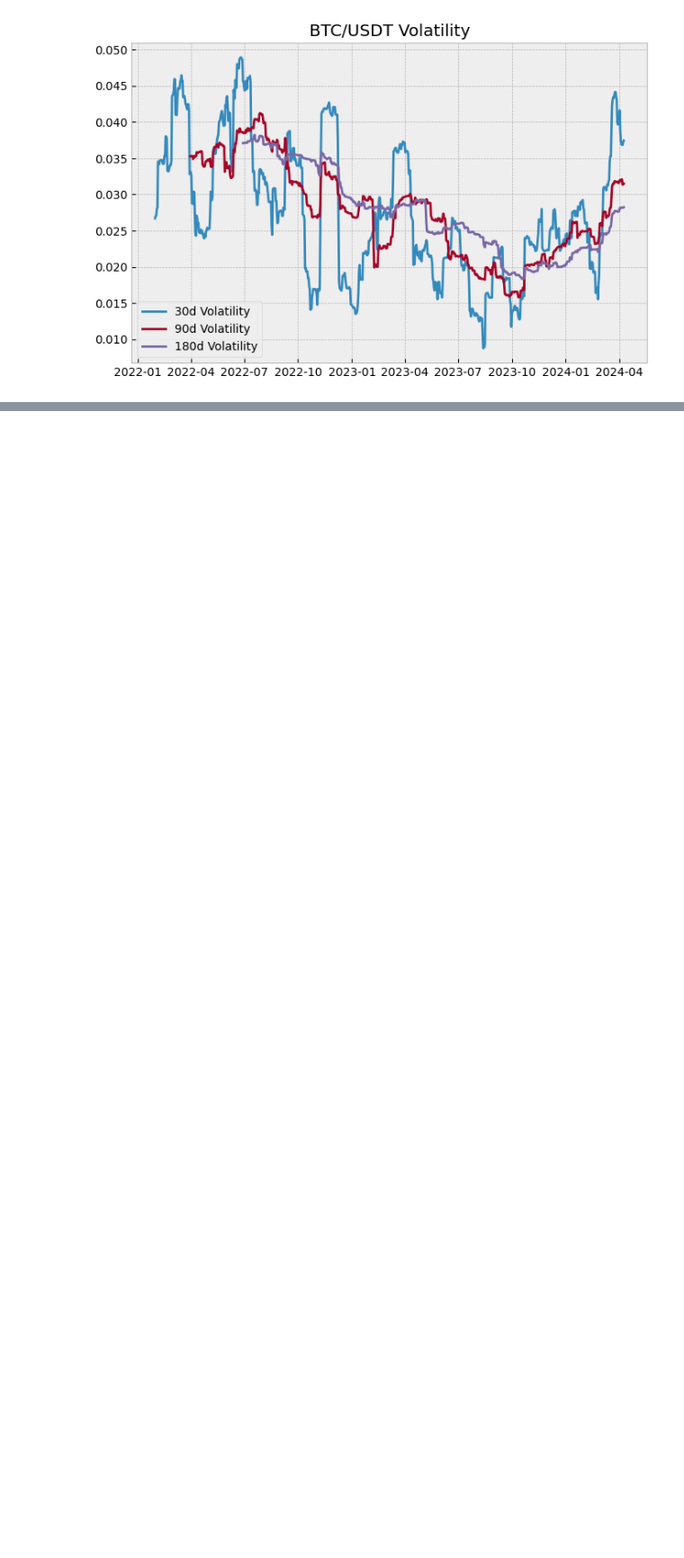
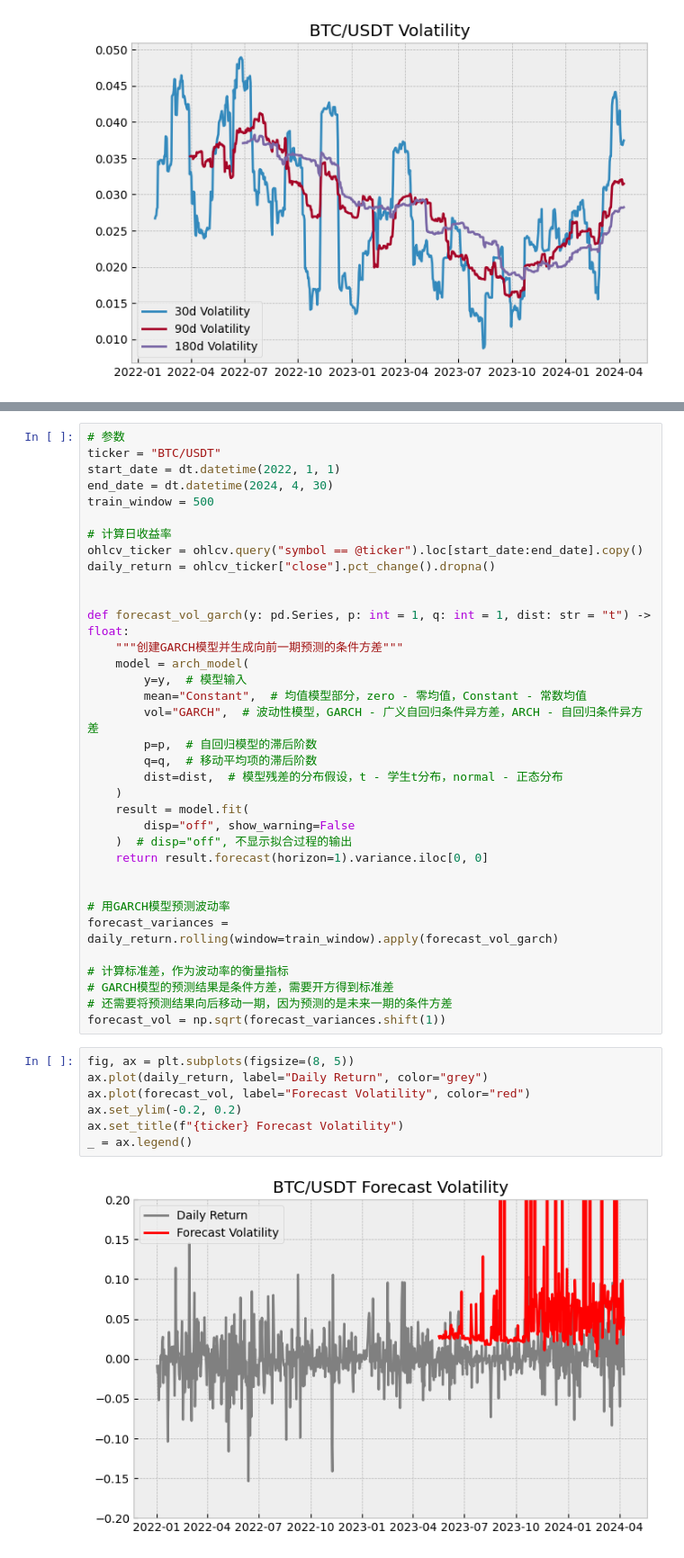
Before and after one commit to scofieldchen/quant-research, a Jupyter notebook: notebooks/volatility.ipynb, the cells around one changed output, grey strips where cells are left out. Shown at 90% size. Drawn from its saved outputs; the diff is of its cells as text; blank space fills up the shorter version.

Commit message:
implement garch model with arch library

```diff
--- a/notebooks/volatility.ipynb
+++ b/notebooks/volatility.ipynb
@@ -71,0 +79,44 @@ _ = ax.legend()
+# %%
+# 参数
+ticker = "BTC/USDT"
+start_date = dt.datetime(2022, 1, 1)
+end_date = dt.datetime(2024, 4, 30)
+train_window = 500
+
+# 计算日收益率
+ohlcv_ticker = ohlcv.query("symbol == @ticker").loc[start_date:end_date].copy()
+daily_return = ohlcv_ticker["close"].pct_change().dropna()
+
+
+def forecast_vol_garch(y: pd.Series, p: int = 1, q: int = 1, dist: str = "t") -> float:
+    """创建GARCH模型并生成向前一期预测的条件方差"""
+    model = arch_model(
+        y=y,  # 模型输入
+        mean="Constant",  # 均值模型部分，zero - 零均值，Constant - 常数均值
+        vol="GARCH",  # 波动性模型，GARCH - 广义自回归条件异方差，ARCH - 自回归条件异方差
+        p=p,  # 自回归模型的滞后阶数
+        q=q,  # 移动平均项的滞后阶数
+        dist=dist,  # 模型残差的分布假设，t - 学生t分布，normal - 正态分布
+    )
+    result = model.fit(
+        disp="off", show_warning=False
+    )  # disp="off", 不显示拟合过程的输出
+    return result.forecast(horizon=1).variance.iloc[0, 0]
+
+
+# 用GARCH模型预测波动率
+forecast_variances = daily_return.rolling(window=train_window).apply(forecast_vol_garch)
+
+# 计算标准差，作为波动率的衡量指标
+# GARCH模型的预测结果是条件方差，需要开方得到标准差
+# 还需要将预测结果向后移动一期，因为预测的是未来一期的条件方差
+forecast_vol = np.sqrt(forecast_variances.shift(1))
+# %%
+fig, ax = plt.subplots(figsize=(8, 5))
+ax.plot(daily_return, label="Daily Return", color="grey")
+ax.plot(forecast_vol, label="Forecast Volatility", color="red")
+ax.set_ylim(-0.2, 0.2)
+ax.set_title(f"{ticker} Forecast Volatility")
+_ = ax.legend()
+# %% [output]
+[figure, added]
```
Also changed, not shown: parts of 2 cells of this notebook.
